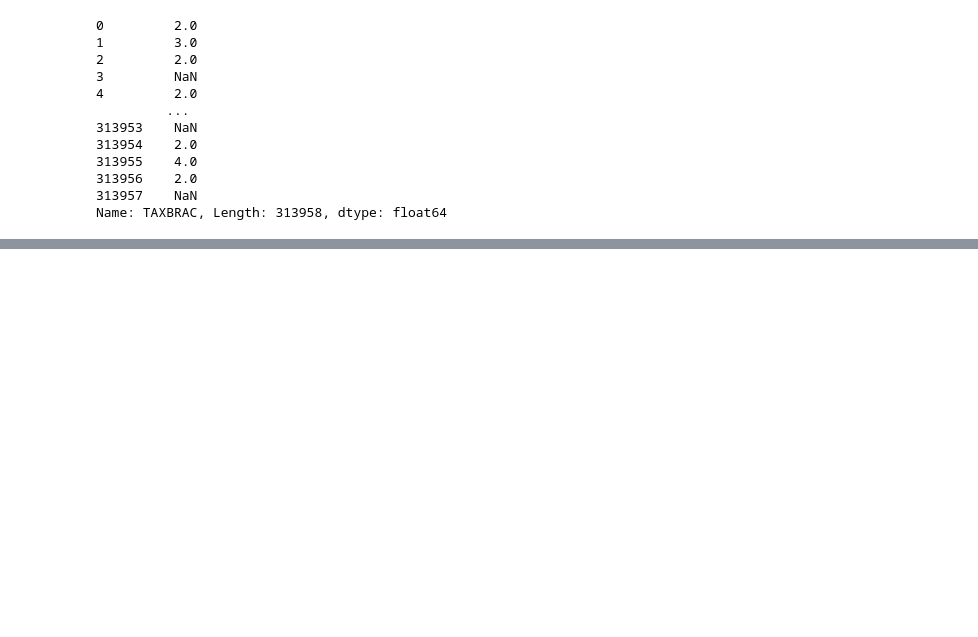
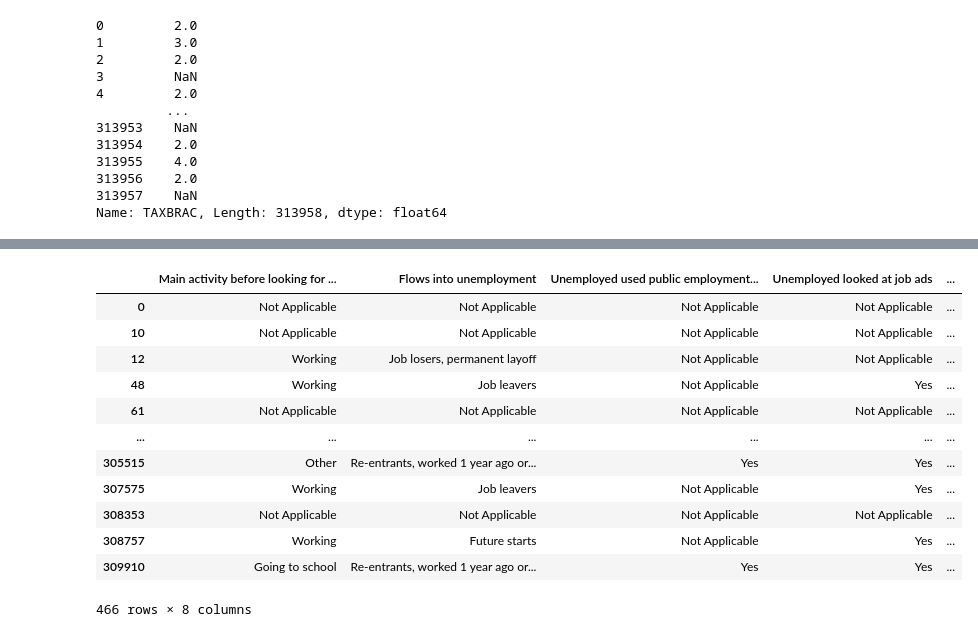
Before and after one commit to bradley121901/canadian_labour, a Jupyter notebook: canadian_labour.ipynb, the cells around one changed output, grey strips where cells are left out. Saved outputs shown, nothing was run; the diff lists cells and outputs as text; code cells hidden in the pictures; blank space fills up the shorter version.

```diff
--- a/labour.ipynb
+++ b/canadian_labour.ipynb
@@ -229,3 +268,6 @@ unemployed = suggorate_key_pipeline(unemployed, "UNEMPLOYED_KEY")
+# %%
+unemployed['WHYLEFT'] = unemployed['WHYLEFTO'].fillna(unemployed['WHYLEFTN'])
+unemployed.drop(['WHYLEFTO', 'WHYLEFTN'], axis=1, inplace=True)
 # %%
 # Handle NaN in Unemployment Dimension
 # Fill the first NaN row with 'Not Applicable'
@@ -238,6 +280,23 @@ unemployed.fillna("Not Applicable", inplace=True)
 # Elimate excessive mutual exclusive nulls within AGE_6 and AGE_12 columns by combining into one column
 demographic['AGE'] = demographic['AGE_12'].fillna(demographic['AGE_6'])
 demographic.drop(['AGE_12', 'AGE_6'], axis=1, inplace=True)
+# %%
+unemployed = unemployed.rename(columns={'UNEMPLOYED_KEY': 'Unemployment Key', 'PRIORACT': 'Main activity before looking for work', 'YNOLOOK':'Reasons for not looking for work', 'LKATADS':'Unemployed looked at job ads', 'LKPUBAG':'Unemployed used public employment agency', 'FLOWUNEM':'Flows into unemployment', 'WHYLEFT':'Reason for job leave','UNEMFTPT': 'Job seeking status'})
+unemployed
+# %% [output]
+|  | Main activity before looking for ... | Flows into unemployment | Unemployed used public employment... | Unemployed looked at job ads | ... |
+| 0 | Not Applicable | Not Applicable | Not Applicable | Not Applicable | ... |
+| 10 | Not Applicable | Not Applicable | Not Applicable | Not Applicable | ... |
+| 12 | Working | Job losers, permanent layoff | Not Applicable | Not Applicable | ... |
+| 48 | Working | Job leavers | Not Applicable | Yes | ... |
+| 61 | Not Applicable | Not Applicable | Not Applicable | Not Applicable | ... |
+| ... | ... | ... | ... | ... | ... |
+| 305515 | Other | Re-entrants, worked 1 year ago or... | Yes | Yes | ... |
+| 307575 | Working | Job leavers | Not Applicable | Yes | ... |
+| 308353 | Not Applicable | Not Applicable | Not Applicable | Not Applicable | ... |
+| 308757 | Working | Future starts | Not Applicable | Yes | ... |
+| 309910 | Going to school | Re-entrants, worked 1 year ago or... | Yes | Yes | ... |
+466 rows × 8 columns
 # %%
 # Handle NaN in Job Dimension
 job.fillna("Not Applicable", inplace=True)
```
Also changed, not shown: parts of 18 cells of this notebook, 1 other file.
